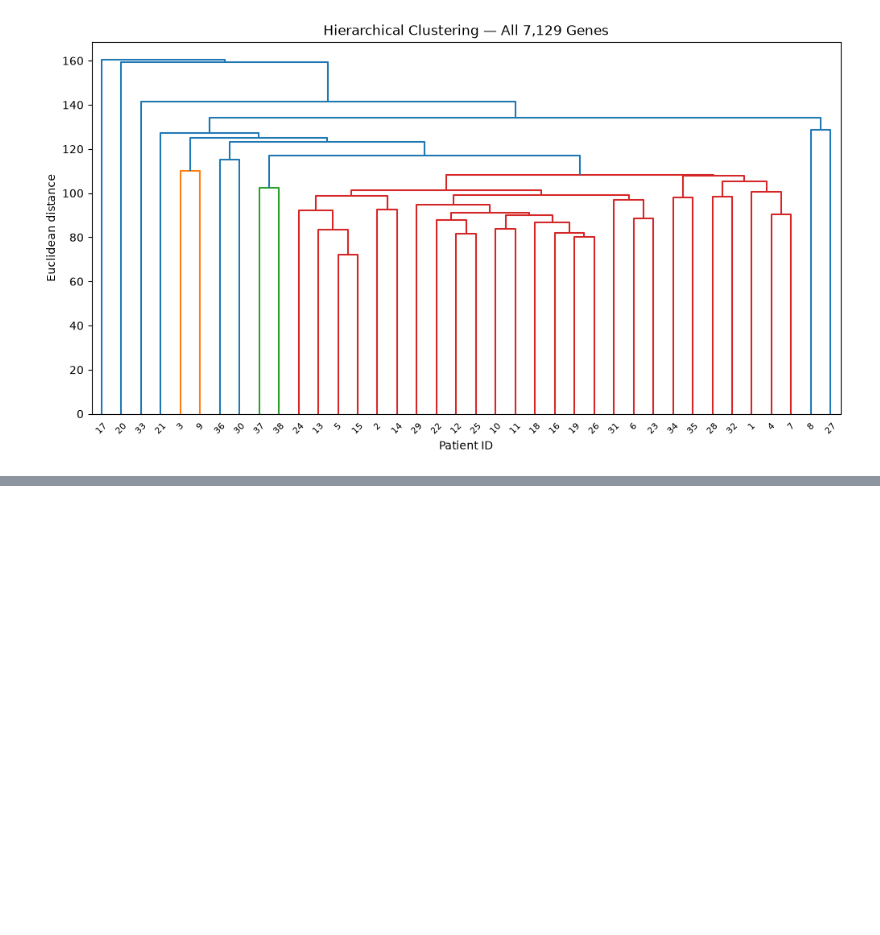
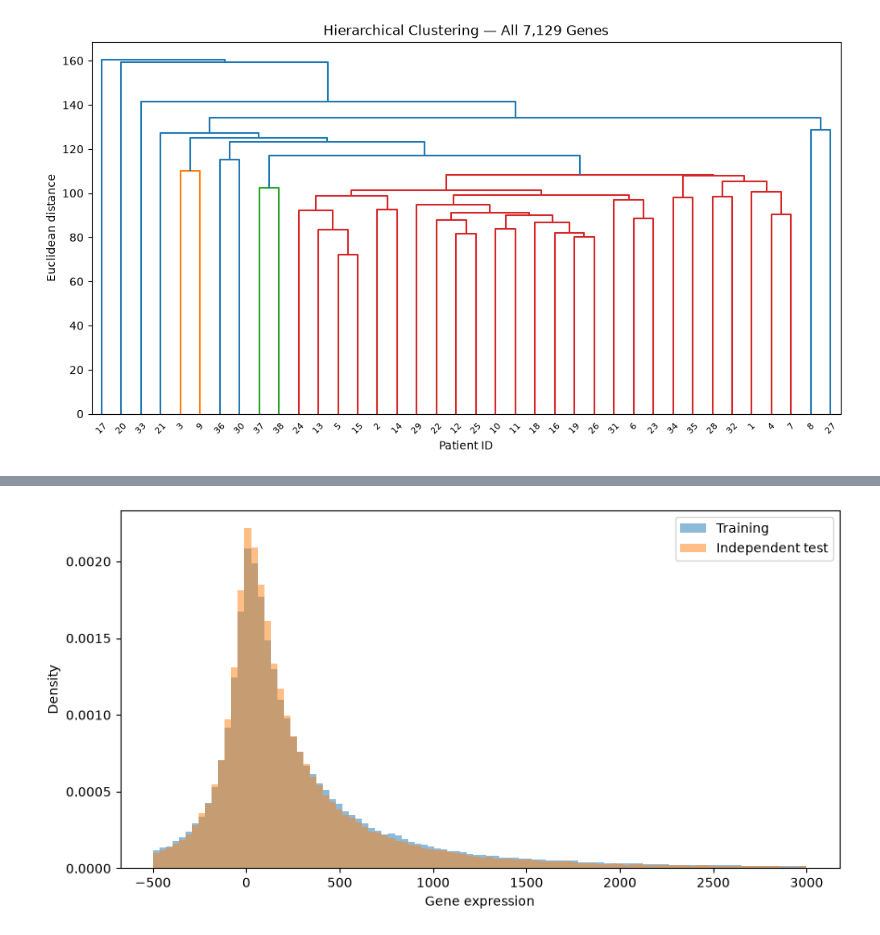
Before and after one commit to zehrarid/cancer-classification-gene-expression, a Jupyter notebook: code/dataPrep.ipynb, the cells around one changed output, grey strips where cells are left out. Saved outputs shown, nothing was run; the diff lists cells and outputs as text; code cells hidden in the pictures; blank space fills up the shorter version.

```diff
--- a/code/dataPrep.ipynb
+++ b/code/dataPrep.ipynb
@@ -654,0 +567,2 @@ g50 = sns.clustermap(
+# %%
+X_test = test_expr.drop(columns=["target"])
@@ -654,0 +601,18 @@ g50 = sns.clustermap(
+# %%
+train_values = X_train.to_numpy().ravel()
+test_values = X_test.to_numpy().ravel()
+
+plt.figure(figsize=(10, 5))
+
+plt.hist(train_values, bins=100, range=(-500, 3000),
+         density=True, alpha=0.5, label="Training")
+
+plt.hist(test_values, bins=100, range=(-500, 3000),
+         density=True, alpha=0.5, label="Independent test")
+
+plt.xlabel("Gene expression")
+plt.ylabel("Density")
+plt.legend()
+plt.show()
+# %% [output]
+[figure, added]
```
Also changed, not shown: parts of 41 cells of this notebook.
